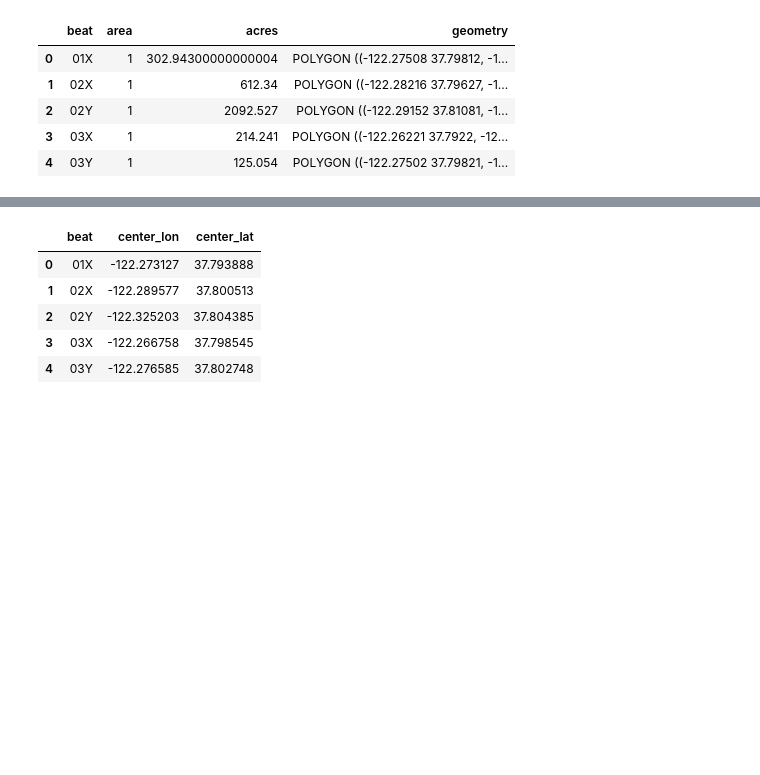
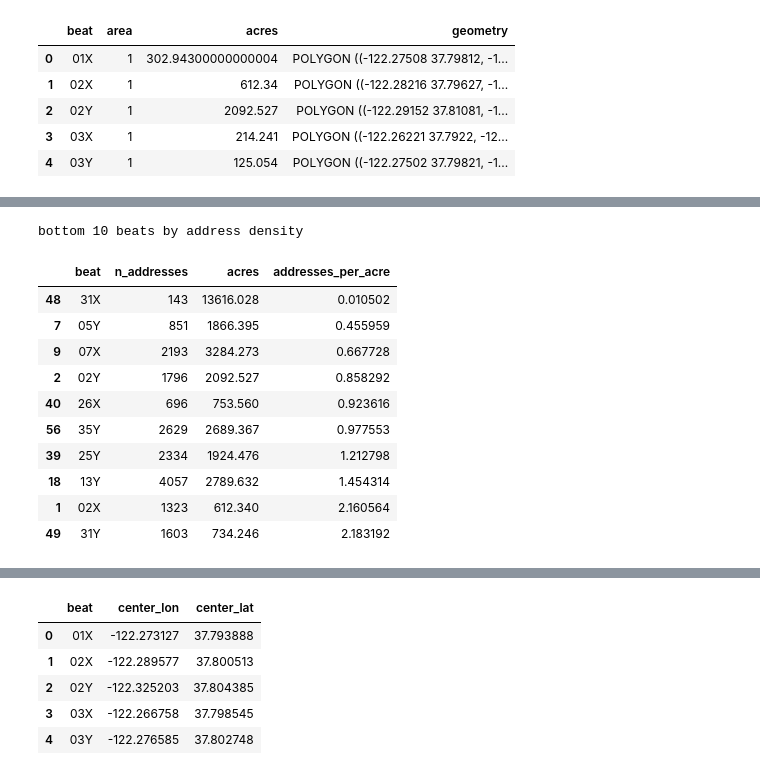
Before and after one commit to yoonoolee/oakland_police_department, a Jupyter notebook: beat_travel_times_osrm.ipynb, the cells around one changed output, grey strips where cells are left out. Cells and saved outputs as stored; diff of their text form; code cells hidden in the pictures; blank space fills up the shorter version.

```diff
--- a/beat_travel_times_osrm.ipynb
+++ b/beat_travel_times_osrm.ipynb
@@ -55,3 +96,30 @@ addresses.head()
+# %%
+# 2b) address density: low-density beats help distinguish missing data from land-use voids
+address_counts = addresses.groupby("beat").size().rename("n_addresses")
+density = (beats[["beat", "acres", "geometry"]]
+            .merge(address_counts, on="beat", how="left")
+            .assign(n_addresses=lambda d: d["n_addresses"].fillna(0).astype(int)))
+density["acres"] = pd.to_numeric(density["acres"], errors="coerce")
+density["addresses_per_acre"] = density["n_addresses"] / density["acres"]
+print("bottom 10 beats by address density")
+density[["beat", "n_addresses", "acres", "addresses_per_acre"]].sort_values("addresses_per_acre").head(10)
+# visual gaps correspond to filtered enclaves (LKM1 Lake Merritt water body, PDT2 Piedmont enclave),
+# unaddressed industrial/transport infrastructure (Port of Oakland, rail yards, Coliseum, Airport),
+# and protected open space in the East Bay Regional Park District (Redwood, Joaquin Miller, Chabot).
+# Hill beats such as 13Y, 22Y, 25Y, and 35Y include these regional parks.
+# %% [output]
+bottom 10 beats by address density
+|  | beat | n_addresses | acres | addresses_per_acre |
+| 48 | 31X | 143 | 13616.028 | 0.010502 |
+| 7 | 05Y | 851 | 1866.395 | 0.455959 |
+| 9 | 07X | 2193 | 3284.273 | 0.667728 |
+| 2 | 02Y | 1796 | 2092.527 | 0.858292 |
+| 40 | 26X | 696 | 753.560 | 0.923616 |
+| 56 | 35Y | 2629 | 2689.367 | 0.977553 |
+| 39 | 25Y | 2334 | 1924.476 | 1.212798 |
+| 18 | 13Y | 4057 | 2789.632 | 1.454314 |
+| 1 | 02X | 1323 | 612.340 | 2.160564 |
+| 49 | 31Y | 1603 | 734.246 | 2.183192 |
 # %%
 # 3) distance from each address to its beat's boundary (kept as a column so we can split edge vs interior later)
 addr_m  = addresses.to_crs(26910)                                      # meters (UTM 10N)
```
Also changed, not shown: parts of 9 cells of this notebook, 1 other file.
